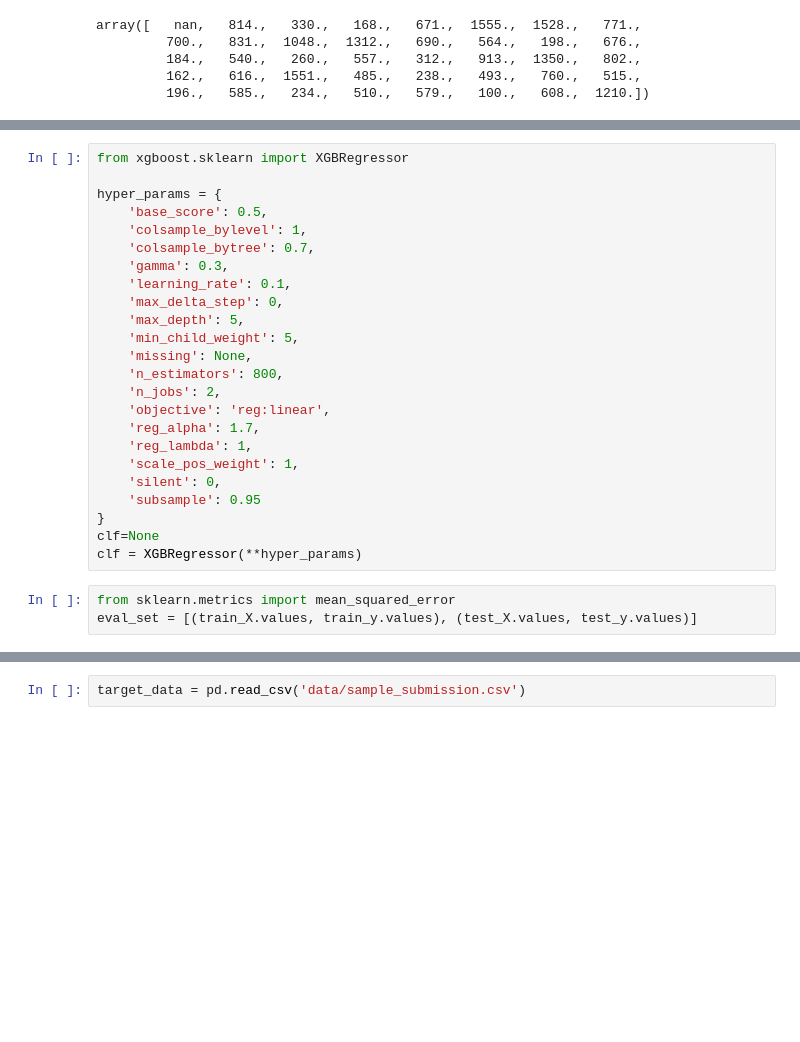
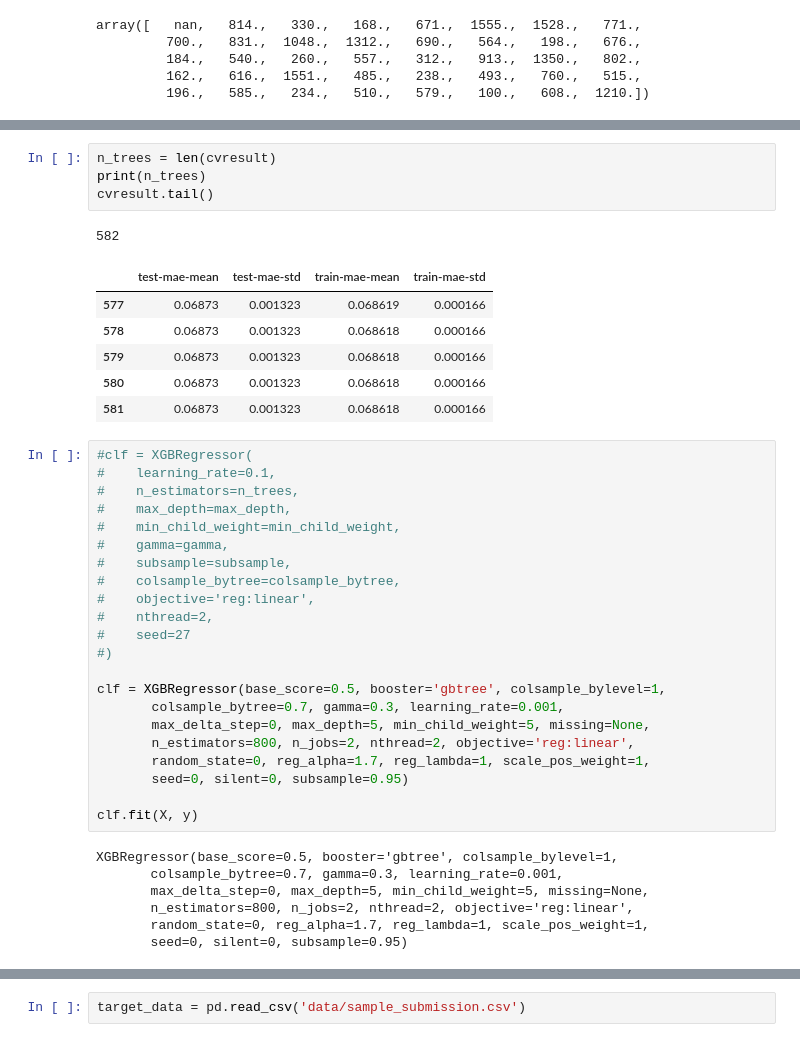
Before and after one commit to ttekampe/kaggle, a Jupyter notebook: zillow/zillow.ipynb, the cells around one changed output, grey strips where cells are left out. Saved outputs shown, nothing was run; the diff lists cells and outputs as text; blank space fills up the shorter version.

```diff
--- a/zillow/zillow.ipynb
+++ b/zillow/zillow.ipynb
@@ -152,27 +701,41 @@ test_y = test['logerror']
+# %%
+n_trees = len(cvresult)
+print(n_trees)
+cvresult.tail()
+# %% [output]
+582
+|  | test-mae-mean | test-mae-std | train-mae-mean | train-mae-std |
+| 577 | 0.06873 | 0.001323 | 0.068619 | 0.000166 |
+| 578 | 0.06873 | 0.001323 | 0.068618 | 0.000166 |
+| 579 | 0.06873 | 0.001323 | 0.068618 | 0.000166 |
+| 580 | 0.06873 | 0.001323 | 0.068618 | 0.000166 |
+| 581 | 0.06873 | 0.001323 | 0.068618 | 0.000166 |
 # %%
-from xgboost.sklearn import XGBRegressor
+#clf = XGBRegressor(
+#    learning_rate=0.1,
+#    n_estimators=n_trees,
+#    max_depth=max_depth,
+#    min_child_weight=min_child_weight,
+#    gamma=gamma,
+#    subsample=subsample,
+#    colsample_bytree=colsample_bytree,
+#    objective='reg:linear',
+#    nthread=2,
+#    seed=27
+#)
 
-hyper_params = {
-    'base_score': 0.5,
-    'colsample_bylevel': 1,
-    'colsample_bytree': 0.7,
-    'gamma': 0.3,
-    'learning_rate': 0.1,
-    'max_delta_step': 0,
-    'max_depth': 5,
-    'min_child_weight': 5,
-    'missing': None,
-    'n_estimators': 800,
-    'n_jobs': 2,
-    'objective': 'reg:linear',
-    'reg_alpha': 1.7,
-    'reg_lambda': 1,
-    'scale_pos_weight': 1,
-    'silent': 0,
-    'subsample': 0.95
-}
-clf=None
-clf = XGBRegressor(**hyper_params)
+clf = XGBRegressor(base_score=0.5, booster='gbtree', colsample_bylevel=1,
+       colsample_bytree=0.7, gamma=0.3, learning_rate=0.001,
+       max_delta_step=0, max_depth=5, min_child_weight=5, missing=None,
+       n_estimators=800, n_jobs=2, nthread=2, objective='reg:linear',
+       random_state=0, reg_alpha=1.7, reg_lambda=1, scale_pos_weight=1,
+       seed=0, silent=0, subsample=0.95)
+
+clf.fit(X, y)
+# %% [output]
+XGBRegressor(base_score=0.5, booster='gbtree', colsample_bylevel=1,
+       colsample_bytree=0.7, gamma=0.3, learning_rate=0.001,
+       max_delta_step=0, max_depth=5, min_child_weight=5, missing=None,
+       n_estimators=800, n_jobs=2, nthread=2, objective='reg:linear',
+       random_state=0, reg_alpha=1.7, reg_lambda=1, scale_pos_weight=1,
+       seed=0, silent=0, subsample=0.95)
-# %%
-from sklearn.metrics import mean_squared_error
-eval_set = [(train_X.values, train_y.values), (test_X.values, test_y.values)]
```
Also changed, not shown: parts of 45 cells of this notebook.
